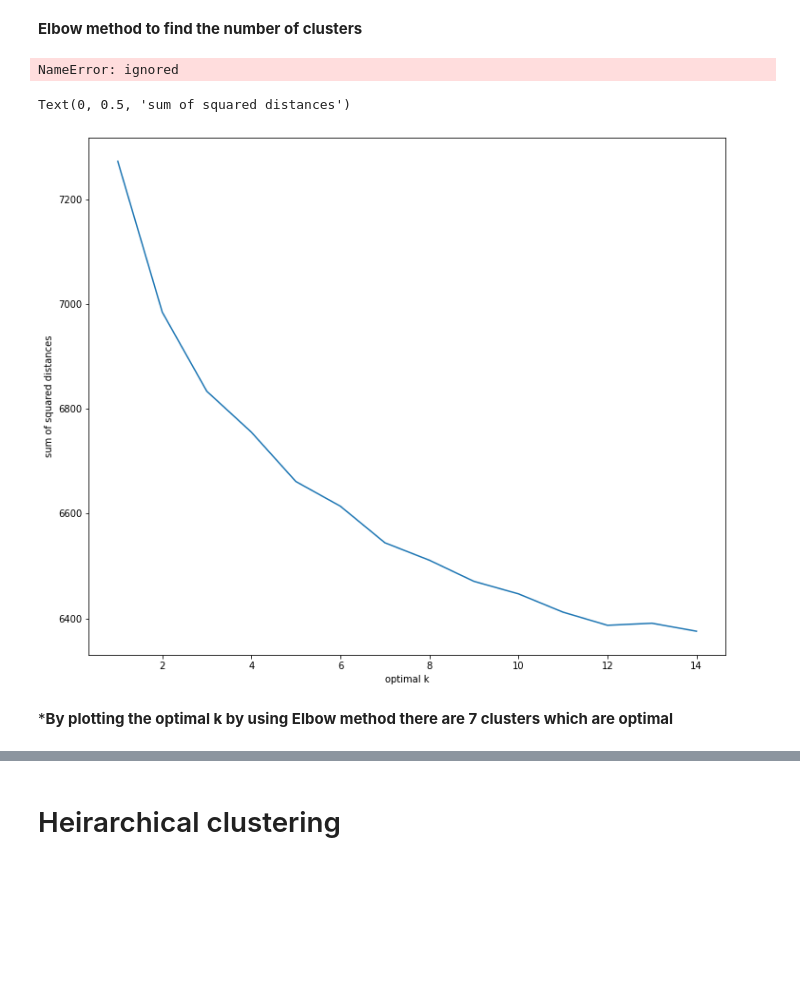
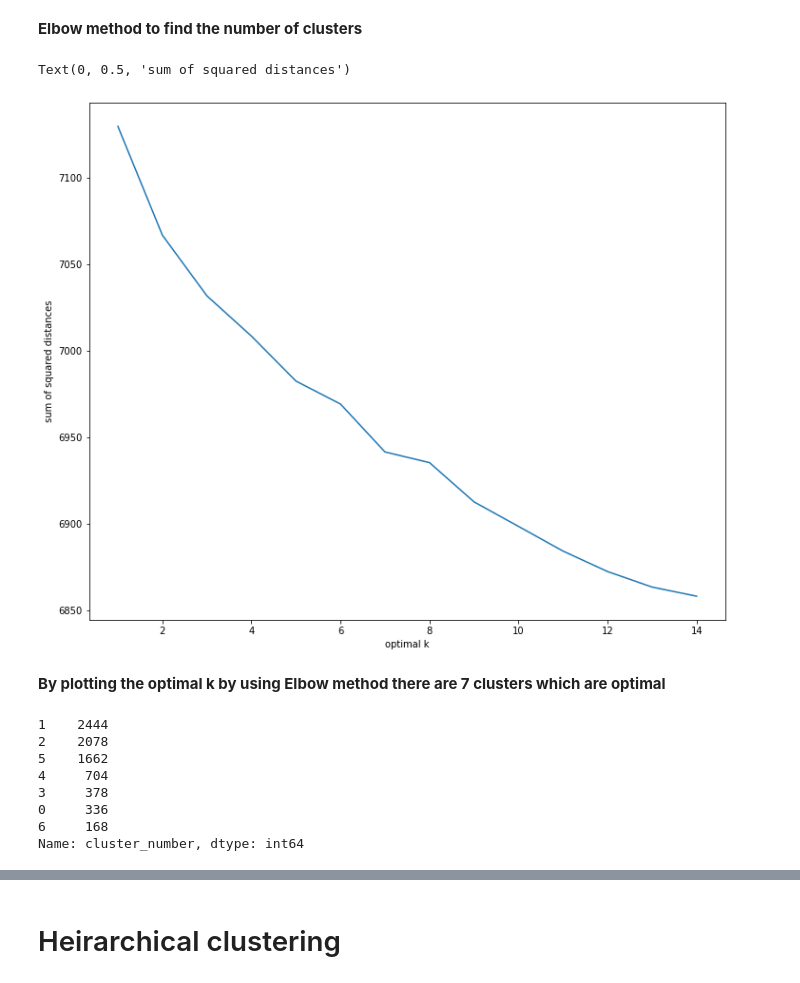
Before and after one commit to charann90/Netflix-Movies-and-TV-Shows-Clustering, a Jupyter notebook: Netflix_Movies_and_Tvshows_Clustering.ipynb, the cells around one changed output, grey strips where cells are left out. Cells and saved outputs as stored; diff of their text form; code cells hidden in the pictures; blank space fills up the shorter version.

```diff
--- a/Netflix_Movies_and_Tvshows_Clustering.ipynb
+++ b/Netflix_Movies_and_Tvshows_Clustering.ipynb
@@ -465,7 +471,7 @@ df.head()
 | 4 | Movie | 21 | Robert Luketic | Jim Sturgess, Kevin Spacey, Kate ... | United States | January 1, 2020 | PG-13 | 123 | Dramas | A brilliant group of students bec... | ... |
 # %%
 #merging all the text columns
-df['clustered_data']=(df['listed_in']+' '+df['cast'])
+df['clustered_data']=(df['title']+' '+df['listed_in']+' '+df['cast']+' '+df['description'])
 #clustered_df.set_index('title',inplace=True)
 df.head()
 # %% [output]
@@ -757,33 +771,29 @@ df2.describe()
 8 rows × 3000 columns
 # %% [markdown]
 **Elbow method to find the number of clusters**
-# %%
-jj
-# %% [output]
-NameError: ignored
 # %%
 #Implementaing kmeans clustering
 #considering range of 10 clusters
 
 silhoutte_score=[]
 value=[]
 range=np.arange(1,15)
 for i in range:
   kmeans=KMeans(n_clusters=i,init='k-means++',random_state=30)
-  preds=kmeans.fit(y_df)
+  preds=kmeans.fit(f_pca)
   pred_values=preds.inertia_
   value.append(pred_values)
 
 
 plt.figure(figsize=(12,10))
 plt.plot(range,value)
 plt.xlabel('optimal k')
 plt.ylabel('sum of squared distances')
 # %% [output]
 Text(0, 0.5, 'sum of squared distances')
-[figure, old version]
+[figure, new version]
 # %% [markdown]
-***By plotting the optimal k by using Elbow method there are 7 clusters which are optimal**
+**By plotting the optimal k by using Elbow method there are 7 clusters which are optimal**
 # %%
 #applying kmeans after knowing number of clusters
 kmean1= KMeans(n_clusters=7 ,init = 'k-means++' , random_state=30)
@@ -795,2 +803,14 @@ y_df['cluster_number'].value_counts()
+# %%
+#componenets present in each cluster
+y_df['cluster_number'].value_counts()
+# %% [output]
+1    2444
+2    2078
+5    1662
+4     704
+3     378
+0     336
+6     168
+Name: cluster_number, dtype: int64
 # %%
 y_df
```
Also changed, not shown: parts of 40 cells of this notebook.
